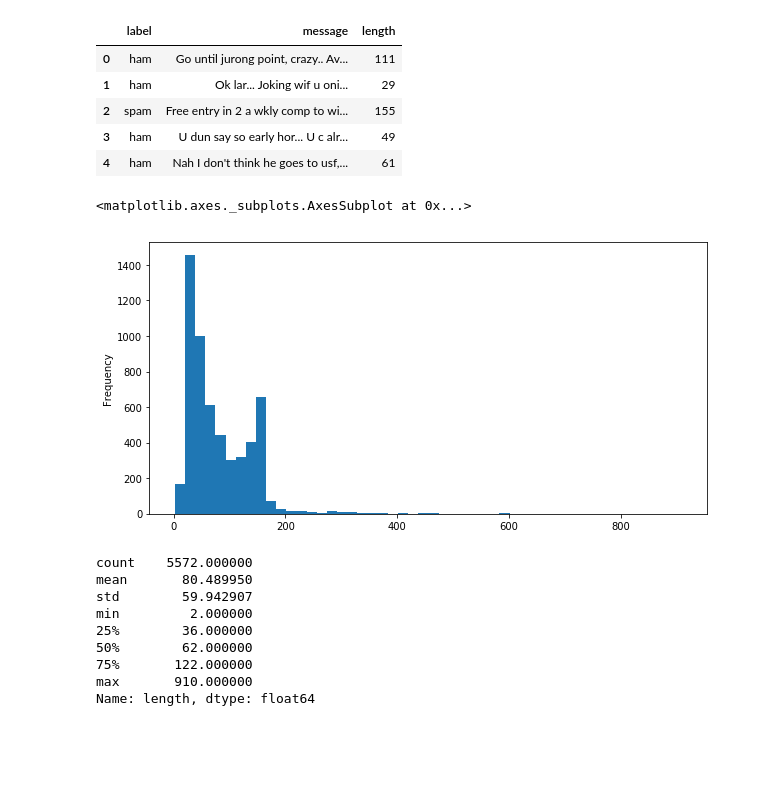
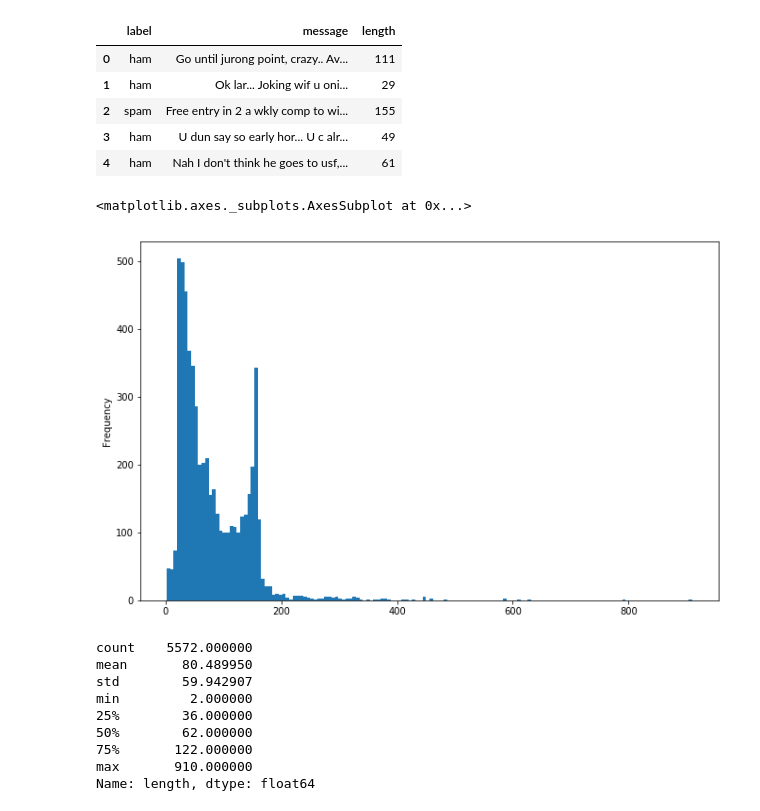
Before and after one commit to rkritika1508/ML-Bootcamp, a Jupyter notebook: Natural Language Processing/Spam Filter/Spam Detection Filter.ipynb, the cells around one changed output. Drawn from its saved outputs; the diff is of its cells as text; code cells hidden in the pictures; blank space fills up the shorter version.

```diff
--- a/Natural Language Processing/Spam Filter/Spam Detection Filter.ipynb
+++ b/Natural Language Processing/Spam Filter/Spam Detection Filter.ipynb
@@ -99,11 +101,11 @@ import matplotlib.pyplot as plt
 import seaborn as sns
 %matplotlib inline
 # %%
-plt.figure(figsize=(10,5))
-messages['length'].plot.hist(bins=50)
+plt.figure(figsize=(11,7))
+messages['length'].plot.hist(bins=150)
 # %% [output]
 <matplotlib.axes._subplots.AxesSubplot at 0x...>
-[figure, old version]
+[figure, new version]
 # %%
 messages['length'].describe()
 # %% [output]
```
Also changed, not shown: parts of 33 cells of this notebook.
